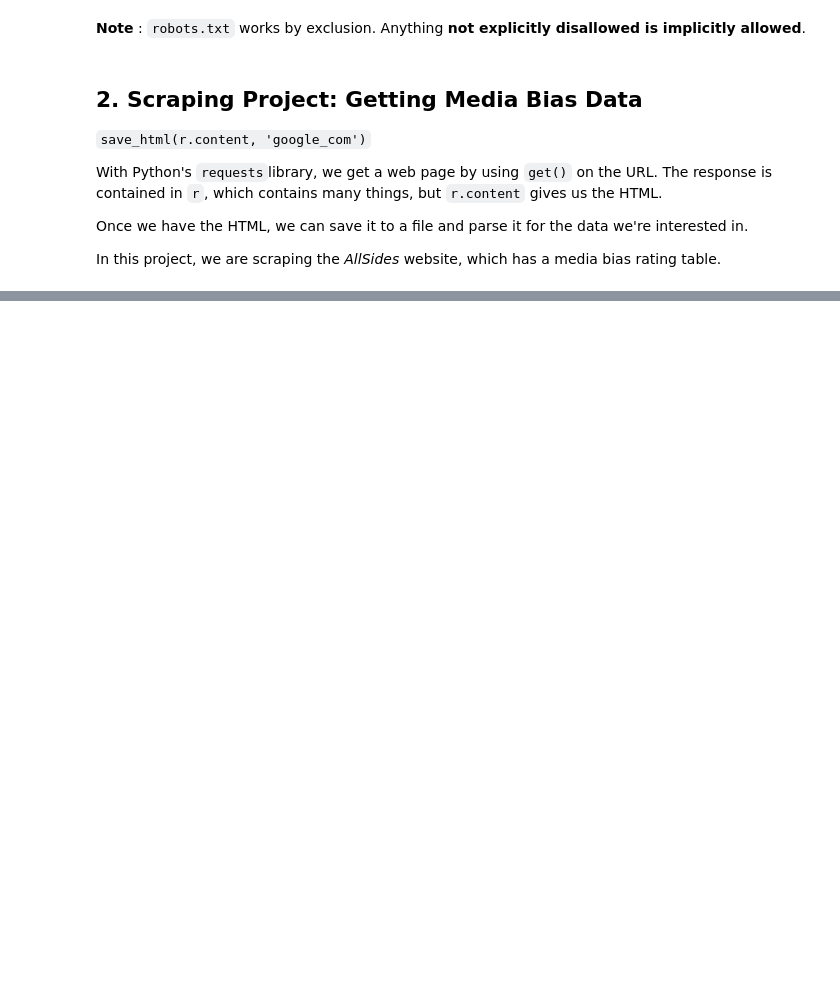
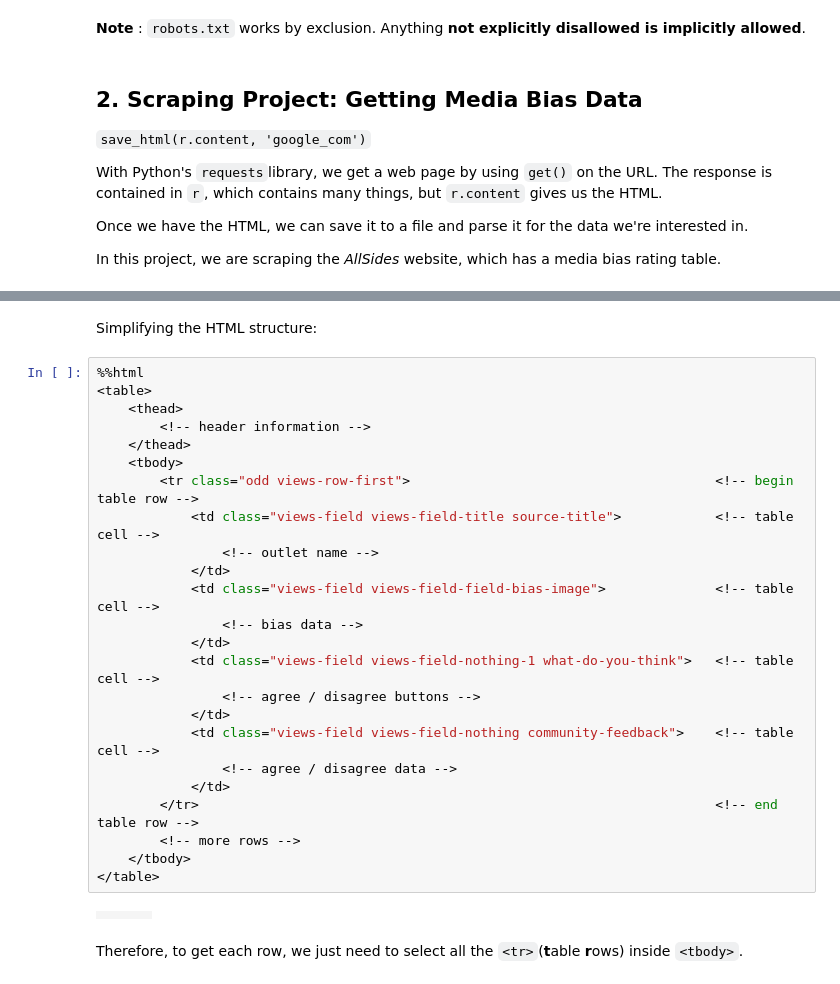
Before and after one commit to katy-feng/webscraper, a Jupyter notebook: scraper.ipynb, the cells around one changed output, grey strips where cells are left out. Saved outputs shown, nothing was run; the diff lists cells and outputs as text; blank space fills up the shorter version.

```diff
--- a/scraper.ipynb
+++ b/scraper.ipynb
@@ -141,0 +249,30 @@ In CSS, you "target" these tags to style them.
+# %% [markdown]
+Simplifying the HTML structure:
+# %%
+%%html
+<table>
+    <thead>
+        <!-- header information -->
+    </thead>
+    <tbody>
+        <tr class="odd views-row-first">                                       <!-- begin table row -->
+            <td class="views-field views-field-title source-title">            <!-- table cell -->
+                <!-- outlet name -->
+            </td>
+            <td class="views-field views-field-field-bias-image">              <!-- table cell -->
+                <!-- bias data -->
+            </td>
+            <td class="views-field views-field-nothing-1 what-do-you-think">   <!-- table cell -->
+                <!-- agree / disagree buttons -->
+            </td>
+            <td class="views-field views-field-nothing community-feedback">    <!-- table cell -->
+                <!-- agree / disagree data -->
+            </td>
+        </tr>                                                                  <!-- end table row -->
+        <!-- more rows -->
+    </tbody>
+</table>
+# %% [output]
+|  |  |  |  |
+# %% [markdown]
+Therefore, to get each row, we just need to select all the `<tr>`(**t**able **r**ows) inside `<tbody>`.
```
Also changed, not shown: parts of 20 cells of this notebook, 1 other file.
